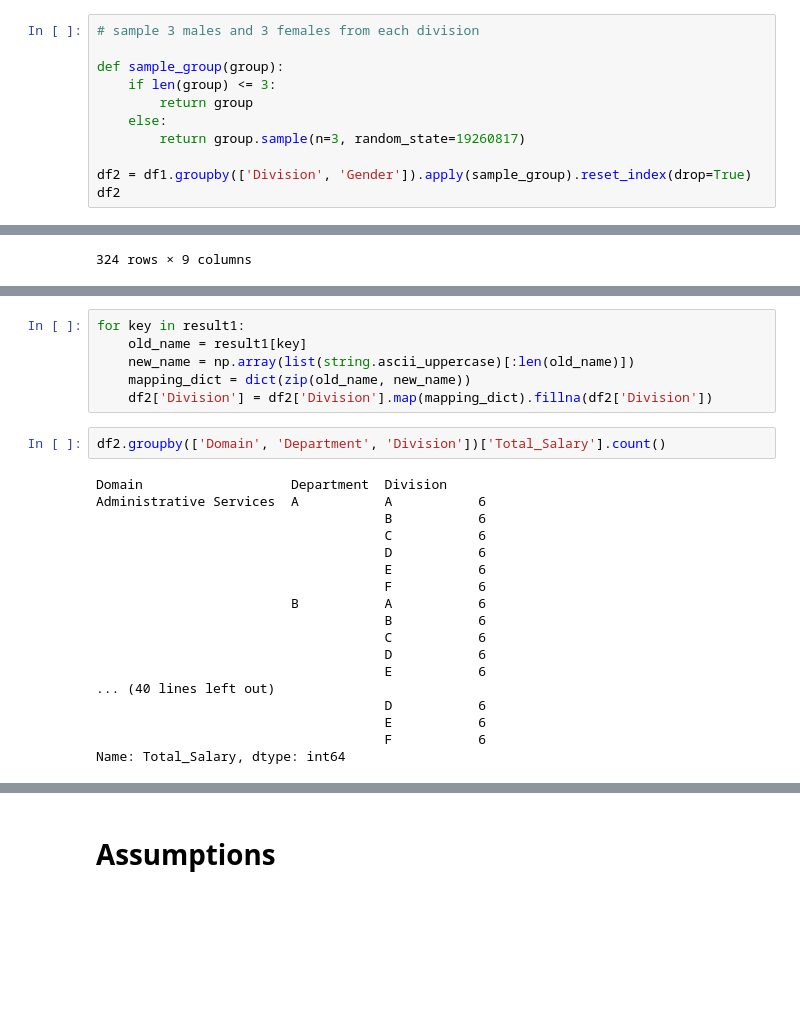
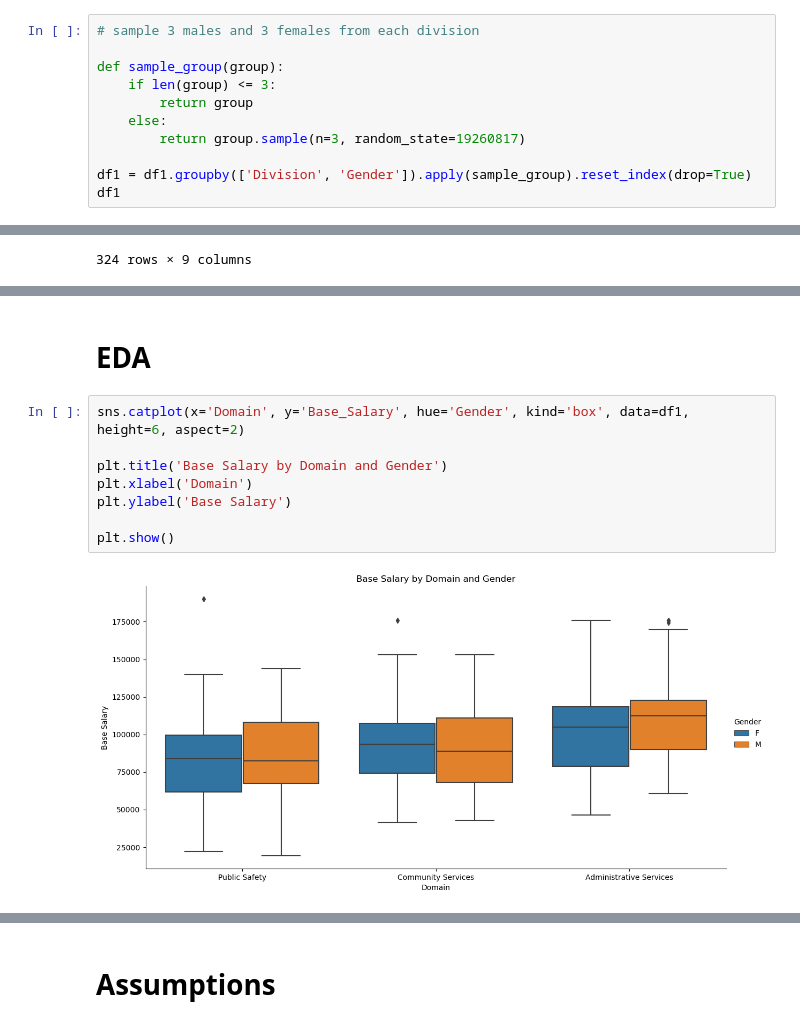
Before and after one commit to Durixas/Nested-and-Crossed-ANOVA-on-Employee-Salaries, a Jupyter notebook: pro80.ipynb, the cells around one changed output, grey strips where cells are left out. Cells and saved outputs as stored; diff of their text form; blank space fills up the shorter version.

```diff
--- a/pro80.ipynb
+++ b/pro80.ipynb
@@ -533,8 +449,8 @@ def sample_group(group):
     else:
         return group.sample(n=3, random_state=19260817)
 
-df2 = df1.groupby(['Division', 'Gender']).apply(sample_group).reset_index(drop=True)
-df2
+df1 = df1.groupby(['Division', 'Gender']).apply(sample_group).reset_index(drop=True)
+df1
 # %% [output]
 |  | Domain | Department | Department_Name | Division | Gender | Base_Salary | Overtime_Pay | Longevity_Pay | ... |
 | 0 | Public Safety | ABS | Alcohol Beverage Services | ABS 85 Administrative Services | F | 82808.2800 | 11870.82 | 0.00 | ... |
@@ -558,26 +499,12 @@ for key in result:
-# %%
-for key in result1:
-    old_name = result1[key]
-    new_name = np.array(list(string.ascii_uppercase)[:len(old_name)])
-    mapping_dict = dict(zip(old_name, new_name))
-    df2['Division'] = df2['Division'].map(mapping_dict).fillna(df2['Division'])
-# %%
-df2.groupby(['Domain', 'Department', 'Division'])['Total_Salary'].count()
-# %% [output]
-Domain                   Department  Division
-Administrative Services  A           A           6
-                                     B           6
-                                     C           6
-                                     D           6
-                                     E           6
-                                     F           6
-                         B           A           6
-                                     B           6
-                                     C           6
-                                     D           6
-                                     E           6
-... (40 lines left out)
-                                     D           6
-                                     E           6
-                                     F           6
-Name: Total_Salary, dtype: int64
+# %% [markdown]
+# EDA
+# %%
+sns.catplot(x='Domain', y='Base_Salary', hue='Gender', kind='box', data=df1, height=6, aspect=2)
+
+plt.title('Base Salary by Domain and Gender')
+plt.xlabel('Domain')
+plt.ylabel('Base Salary')
+
+plt.show()
+# %% [output]
+[figure, added]
```
Also changed, not shown: parts of 81 cells of this notebook.
